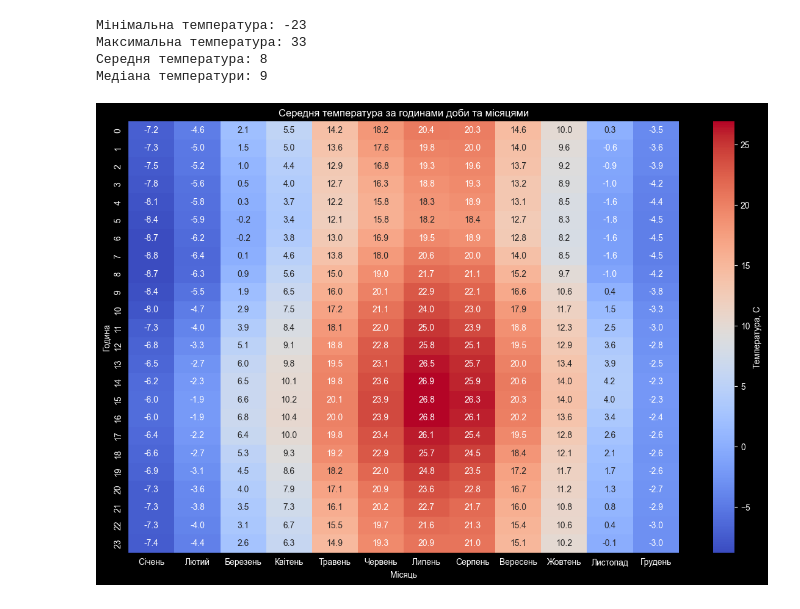
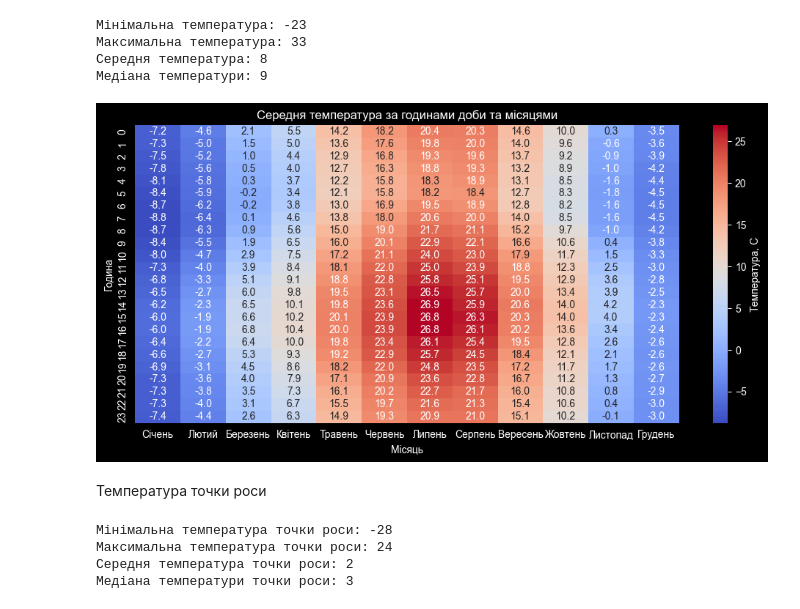
Before and after one commit to Zhyhalov/AFER, a Jupyter notebook: lab_2.ipynb, the cells around one changed output. Cells and saved outputs as stored; diff of their text form; code cells hidden in the pictures.

```diff
--- a/lab_2.ipynb
+++ b/lab_2.ipynb
@@ -60,27 +82,18 @@ print(f'Мінімальна температура: {int(df_original['Temp_C'].
 Середня температура: 8
 Медіана температури: 9
 # %%
-df_original['Date/Time'] = pd.to_datetime(df_original['Date/Time'])
-df_original['Month'] = df_original['Date/Time'].dt.month
-df_original['Hour'] = df_original['Date/Time'].dt.hour
-
-temp_pivot = df_original.pivot_table(values='Temp_C', index='Hour', columns='Month', aggfunc='mean')
-
-plt.figure(figsize=(12, 8))
-sns.heatmap(temp_pivot,
-            cmap='coolwarm',
-            annot=True,
-            fmt=".1f",
-            cbar_kws={'label': 'Температура, С'})
-
-plt.title('Середня температура за годинами доби та місяцями')
-plt.xlabel('Місяць')
-plt.ylabel('Година')
-
-
-plt.xticks(ticks=[x + 0.5 for x in range(12)],
-           labels=['Січень', 'Лютий', 'Березень', 'Квітень', 'Травень', 'Червень', 'Липень', 'Серпень', 'Вересень', 'Жовтень', 'Листопад', 'Грудень'])
-
-plt.tight_layout()
+heatmap('Temp_C', 'Температура, C', 'температура')
 # %% [output]
-[figure, old version]
+[figure, new version]
+# %% [markdown]
+Температура точки роси
+# %%
+print(f'Мінімальна температура точки роси: {float(df_original['Dew Point Temp_C'].min())}\n'
+      f'Максимальна температура точки роси: {float(df_original['Dew Point Temp_C'].max())}\n'
+      f'Середня температура точки роси: {float(df_original['Dew Point Temp_C'].mean())}\n'
+      f'Медіана температури точки роси: {float(df_original['Dew Point Temp_C'].median())}')
+# %% [output]
+Мінімальна температура точки роси: -28
+Максимальна температура точки роси: 24
+Середня температура точки роси: 2
+Медіана температури точки роси: 3
```
Also changed, not shown: parts of 20 cells of this notebook.
